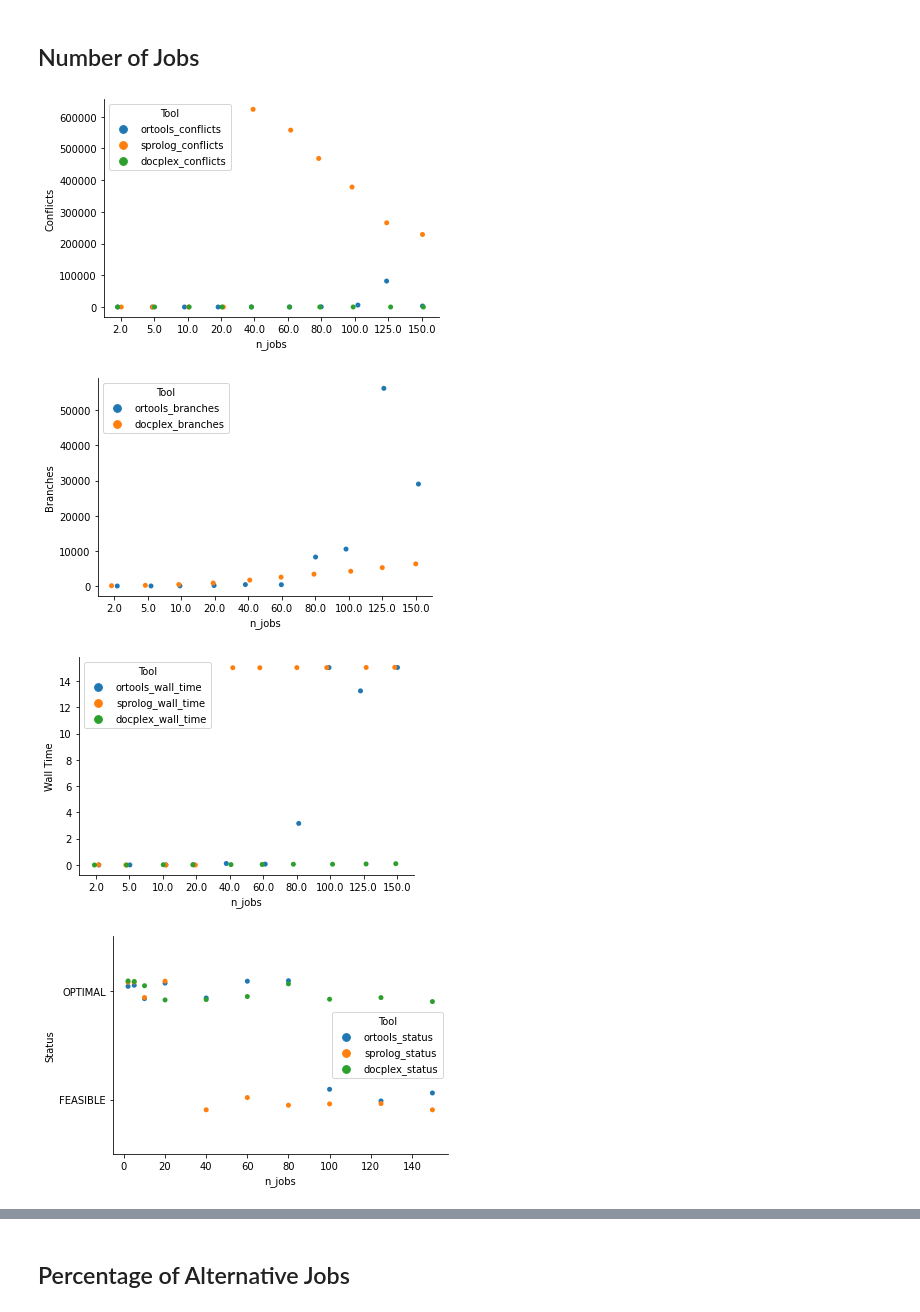
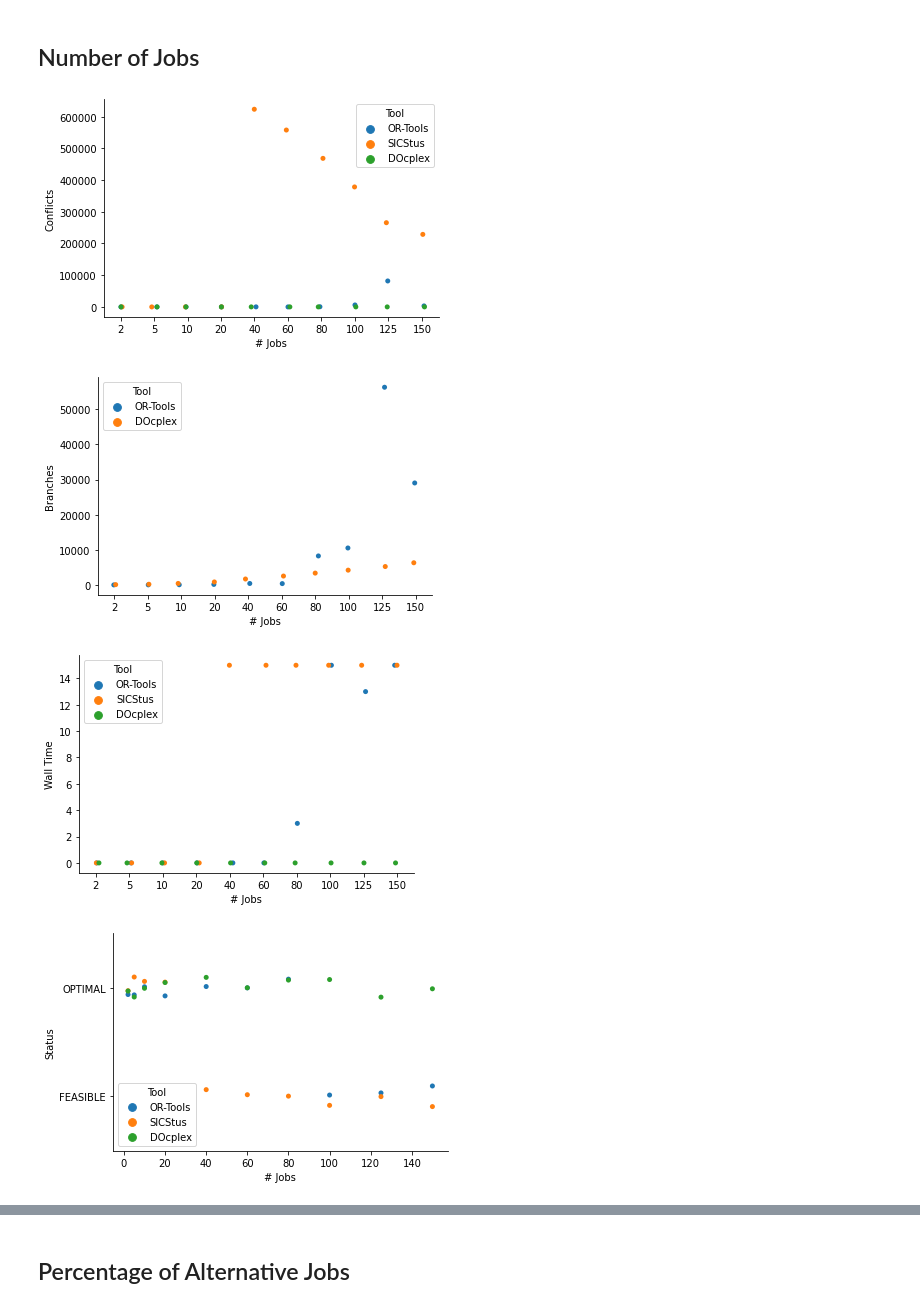
Before and after one commit to LeKinaSa/plr-job-shop, a Jupyter notebook: FinalResultsAnalysis.ipynb, the cells around one changed output, grey strips where cells are left out. Drawn from its saved outputs; the diff is of its cells as text; code cells hidden in the pictures.

```diff
--- a/FinalResultsAnalysis.ipynb
+++ b/FinalResultsAnalysis.ipynb
@@ -51,4 +51,4 @@ test_info['time_usage']['time_usage'] = [50, 60, 70, 80, 90, 100]
 
 test_info['over_time_hours']['over_time_hours'] = [0, 1, 2, 3, 4, 5, 6, 7, 8, 9, 10]
 
-test_info['time_out']['time_out'] = list(range(1,300+1))
+test_info['time_out']['time_out'] = list(range(1,188+1))
@@ -130,46 +132,54 @@ status_replacements = {'success': 'FEASIBLE', 'Optimal': 'OPTIMAL', 'optimality'
 ## Number of Jobs
 # %%
 # conflicts
-df = n_jobs_conflicts.astype(float)
+df = n_jobs_conflicts.astype(float).astype(int)
 
 sns_df = df.melt('n_jobs', var_name='Tool', value_name='Conflicts')
+sns_df = sns_df.replace({'ortools_conflicts': 'OR-Tools', 'sprolog_conflicts': 'SICStus', 'docplex_conflicts': 'DOcplex'})
+sns_df.rename(columns={'n_jobs': '# Jobs'}, inplace=True)
 
-sns.stripplot(x='n_jobs', y='Conflicts', data=sns_df, hue='Tool', jitter=0.1)
+sns.stripplot(x='# Jobs', y='Conflicts', data=sns_df, hue='Tool', jitter=0.1)
 sns.despine()
 # %% [output]
-[figure, old version]
+[figure, new version]
 # %%
 # branches
-df = n_jobs_branches.drop(labels='sprolog_branches', axis=1).astype(float)
+df = n_jobs_branches.drop(labels='sprolog_branches', axis=1).astype(float).astype(int)
 
 sns_df = df.melt('n_jobs', var_name='Tool', value_name='Branches')
+sns_df = sns_df.replace({'ortools_branches': 'OR-Tools', 'sprolog_branches': 'SICStus', 'docplex_branches': 'DOcplex'})
+sns_df.rename(columns={'n_jobs': '# Jobs'}, inplace=True)
 
-sns.stripplot(x='n_jobs', y='Branches', data=sns_df, hue='Tool', jitter=0.1)
+sns.stripplot(x='# Jobs', y='Branches', data=sns_df, hue='Tool', jitter=0.1)
 sns.despine()
 # %% [output]
-[figure, old version]
+[figure, new version]
 # %%
 # wall time
-df = n_jobs_wall_time.astype(float)
+df = n_jobs_wall_time.astype(float).astype(int)
 
 sns_df = df.melt('n_jobs', var_name='Tool', value_name='Wall Time')
+sns_df = sns_df.replace({'ortools_wall_time': 'OR-Tools', 'sprolog_wall_time': 'SICStus', 'docplex_wall_time': 'DOcplex'})
+sns_df.rename(columns={'n_jobs': '# Jobs'}, inplace=True)
 
-sns.stripplot(x='n_jobs', y='Wall Time', data=sns_df, hue='Tool', jitter=0.1)
+sns.stripplot(x='# Jobs', y='Wall Time', data=sns_df, hue='Tool', jitter=0.1)
 sns.despine()
 # %% [output]
-[figure, old version]
+[figure, new version]
 # %%
 # status
 df = n_jobs_status
 
 # 'ortools_status', 'sprolog_status', 'docplex_status'
 sns_df = df.melt('n_jobs', var_name='Tool', value_name='Status')
 
 sns_df['Status'] = sns_df['Status'].str.strip().replace(status_replacements)
+sns_df = sns_df.replace({'ortools_status': 'OR-Tools', 'sprolog_status': 'SICStus', 'docplex_status': 'DOcplex'})
+sns_df.rename(columns={'n_jobs': '# Jobs'}, inplace=True)
 
-sns.stripplot(x="n_jobs", y='Status', hue='Tool', data=sns_df, jitter=0.1)
+sns.stripplot(x="# Jobs", y='Status', hue='Tool', data=sns_df, jitter=0.1)
 sns.despine()
 # %% [output]
-[figure, old version]
+[figure, new version]
 # %%
 # objective value
```
Also changed, not shown: parts of 38 cells of this notebook.
